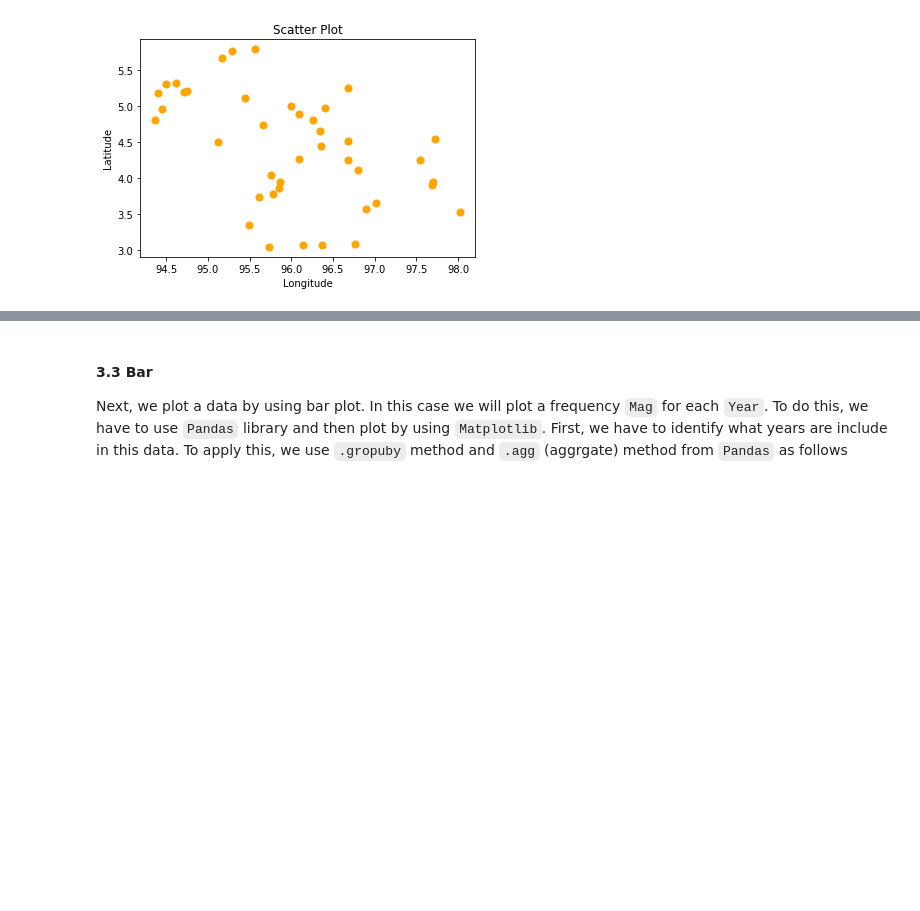
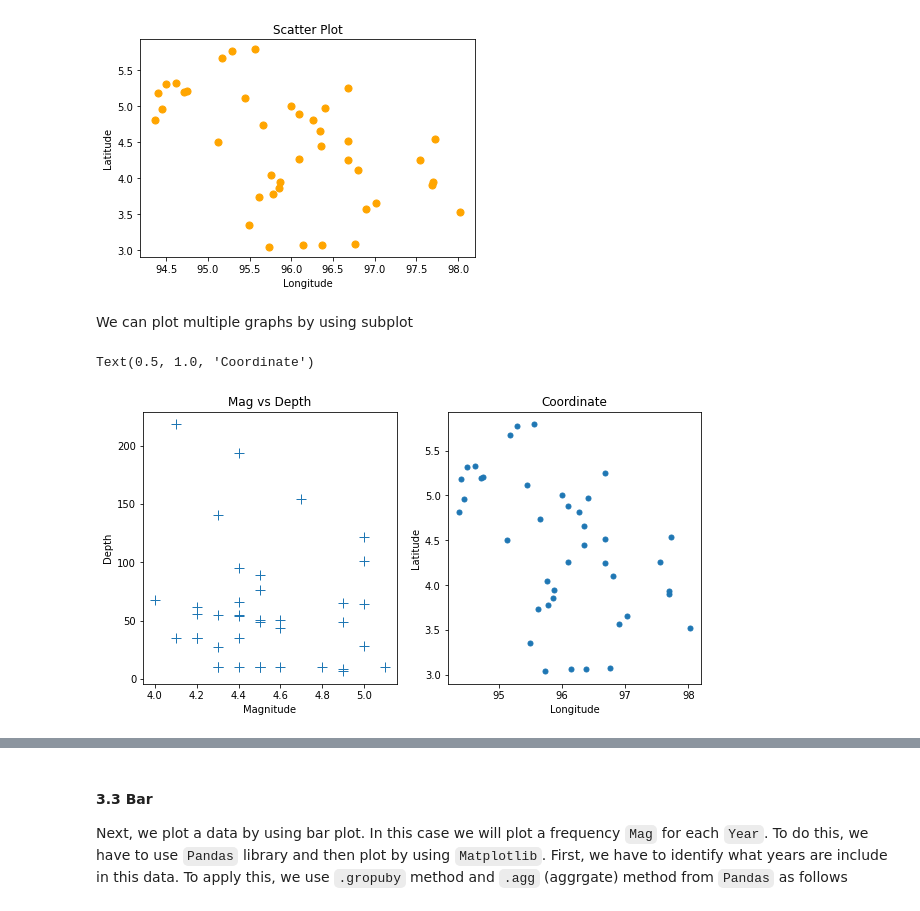
Before and after one commit to auliakhalqillah/Introduction-to-Python, a Jupyter notebook: py_tutorial.ipynb, the cells around one changed output, grey strips where cells are left out. Saved outputs shown, nothing was run; the diff lists cells and outputs as text; code cells hidden in the pictures; blank space fills up the shorter version.

Commit message:
Add subplot method

```diff
--- a/py_tutorial.ipynb
+++ b/py_tutorial.ipynb
@@ -834,3 +834,22 @@ plt.title('Scatter Plot')
 # %% [output]
 Text(0.5, 1.0, 'Scatter Plot')
 [figure]
+# %% [markdown]
+We can plot multiple graphs by using subplot
+# %%
+plt.figure(figsize=(10,5))
+plt.subplot(1,2,1)
+plt.plot(current_data['Mag'],current_data['Depth'], '+', markersize=10)
+plt.xlabel('Magnitude')
+plt.ylabel('Depth')
+plt.title('Mag vs Depth')
+
+
+plt.subplot(1,2,2)
+plt.plot(current_data['Longitude'],current_data['Latitude'], '.', markersize=10)
+plt.xlabel('Longitude')
+plt.ylabel('Latitude')
+plt.title('Coordinate')
+# %% [output]
+Text(0.5, 1.0, 'Coordinate')
+[figure, added]
```
Also changed, not shown: parts of 19 cells of this notebook.
